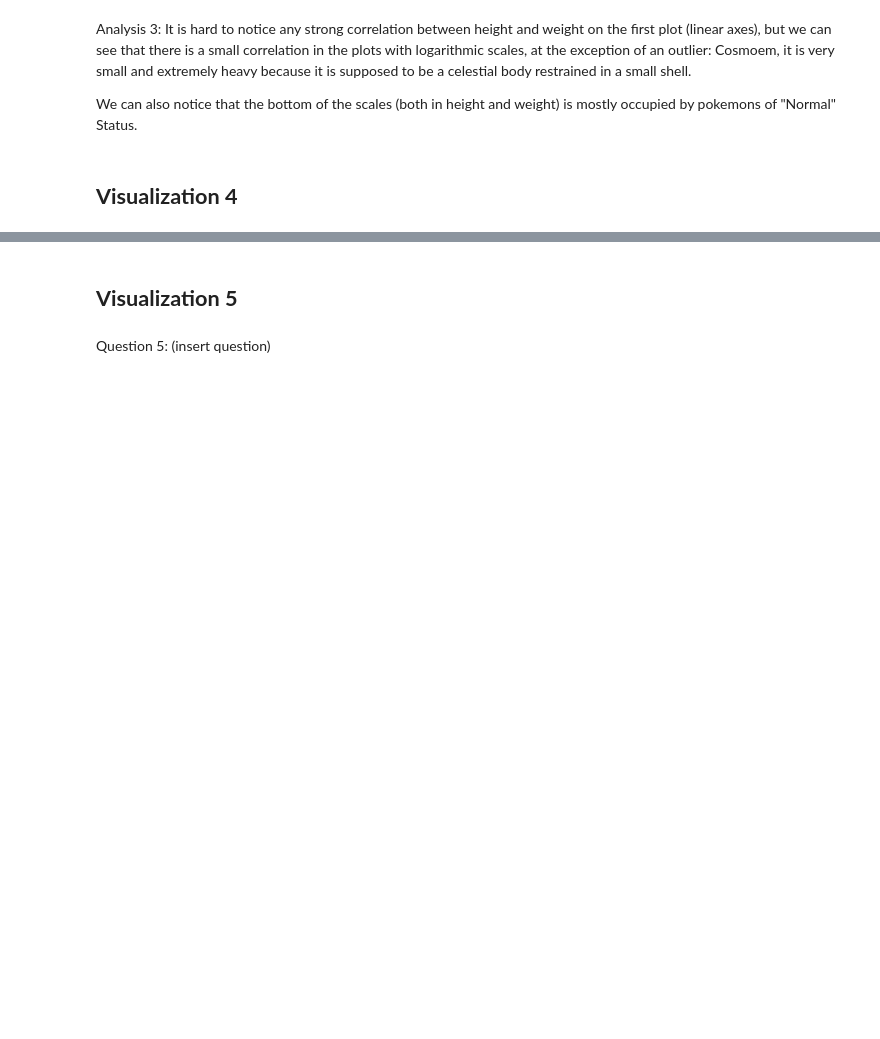
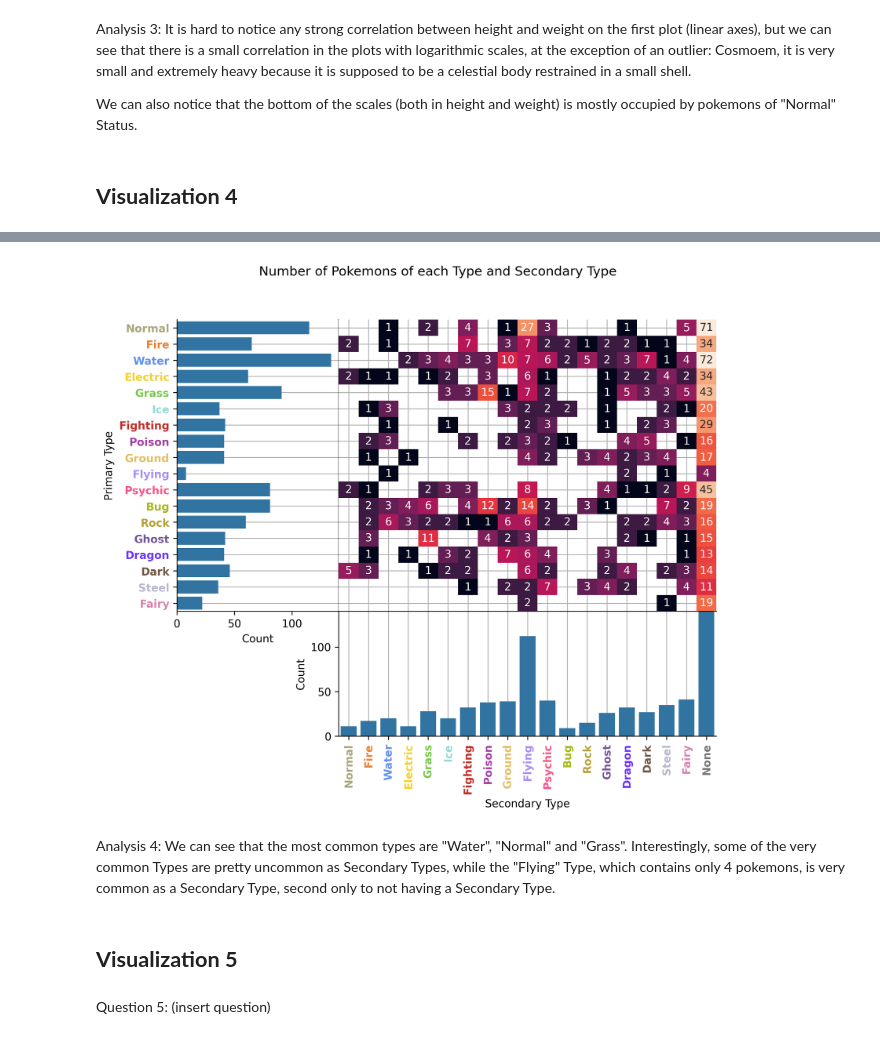
Before and after one commit to Leroymilo/DataVis, a Jupyter notebook: Final Assignment/AdriaanL_AcadWrit_DataViz_Assignment.ipynb, the cells around one changed output, grey strips where cells are left out. Cells and saved outputs as stored; diff of their text form; code cells hidden in the pictures; blank space fills up the shorter version.

```diff
--- a/Final Assignment/AdriaanL_AcadWrit_DataViz_Assignment.ipynb
+++ b/Final Assignment/AdriaanL_AcadWrit_DataViz_Assignment.ipynb
@@ -365,0 +360,17 @@ Analysis 4: (insert analysis)
+# %%
+types = pokemon_dataset[["type_1", "type_2", "name"]].fillna("None").groupby(["type_1", "type_2"]).count()
+types = types.T.stack("type_1", future_stack=True).droplevel(0,0)
+
+order = ["Normal", "Fire", "Water", "Electric", "Grass", "Ice", "Fighting", "Poison", "Ground",
+		 "Flying", "Psychic", "Bug", "Rock", "Ghost", "Dragon", "Dark", "Steel", "Fairy", "None"]
+colors = {
+	"Normal": '#A8A77A', "Fire": '#EE8130', "Water": '#6390F0', "Electric": '#F7D02C', "Grass": '#7AC74C', "Ice": '#96D9D6',
+	"Fighting": '#C22E28', "Poison": '#A33EA1', "Ground": '#E2BF65', "Flying": '#A98FF3', "Psychic": '#F95587', "Bug": '#A6B91A',
+	"Rock": '#B6A136', "Ghost": '#735797', "Dragon": '#6F35FC', "Dark": '#705746', "Steel": '#B7B7CE', "Fairy": '#D685AD', "None": "#777777"
+}
+
+types = types.reindex(order[:-1])[order]
+total_x = pd.DataFrame(types.sum(axis=1), columns=["count"])
+total_y = pd.DataFrame(types.sum(), columns=["count"])
+
+types
@@ -366,3 +396,50 @@ Analysis 4: (insert analysis)
+# %%
+fig, ((ax1, ax2), (ax3, ax4)) = plt.subplots(
+	ncols=2, nrows=2, figsize=(9, 7),
+	width_ratios=[0.3, 0.7], height_ratios=[0.7, 0.3]
+)
+fig.subplots_adjust(wspace=0, hspace=0)
+
+sns.barplot(total_x, ax=ax1, x="count", y="type_1")
+ax1.grid(axis='y')
+ax1.set_axisbelow(True)
+ax1.set_xlabel("Count")
+ax1.set_ylabel("Primary Type")
+ax1.spines[['top']].set_visible(False)
+
+sns.heatmap(types, ax=ax2, cmap="rocket", norm=pltc.LogNorm(), annot=True, cbar=False)
+ax2.grid()
+ax2.set_axisbelow(True)
+ax2.tick_params(length=0, axis='both')
+ax2.set_ylabel(None)
+ax2.set_yticklabels([])
+ax2.set_xlabel(None)
+ax2.set_xticklabels([])
+ax2.spines[['bottom']].set_visible(True)
+
+ax3.set_visible(False)
+
+sns.barplot(total_y, ax=ax4, x="type_2", y="count")
+ax4.grid(axis='x')
+ax4.set_axisbelow(True)
+ax4.set_xlabel("Secondary Type")
+ax4.set_ylabel("Count")
+ax4.set_ylim(0, 140)
+ax4.tick_params(labelrotation=90, axis='x')
+ax4.spines[['right']].set_visible(False)
+
+for label in ax1.get_yticklabels() + ax4.get_xticklabels():
+	label: plt.Text
+	label.set_color(colors[label.get_text()])
+	label.set_weight("bold")
+
+fig.suptitle("Number of Pokemons of each Type and Secondary Type")
+
+plt.show()
+# %% [output]
+[figure, added]
+# %% [markdown]
+Analysis 4: We can see that the most common types are "Water", "Normal" and "Grass". Interestingly, some of the very common Types are pretty uncommon as Secondary Types, while the "Flying" Type, which contains only 4 pokemons, is very common as a Secondary Type, second only to not having a Secondary Type.
 # %% [markdown]
 ## **Visualization 5**
 # %% [markdown]
```
Also changed, not shown: parts of 6 cells of this notebook.
